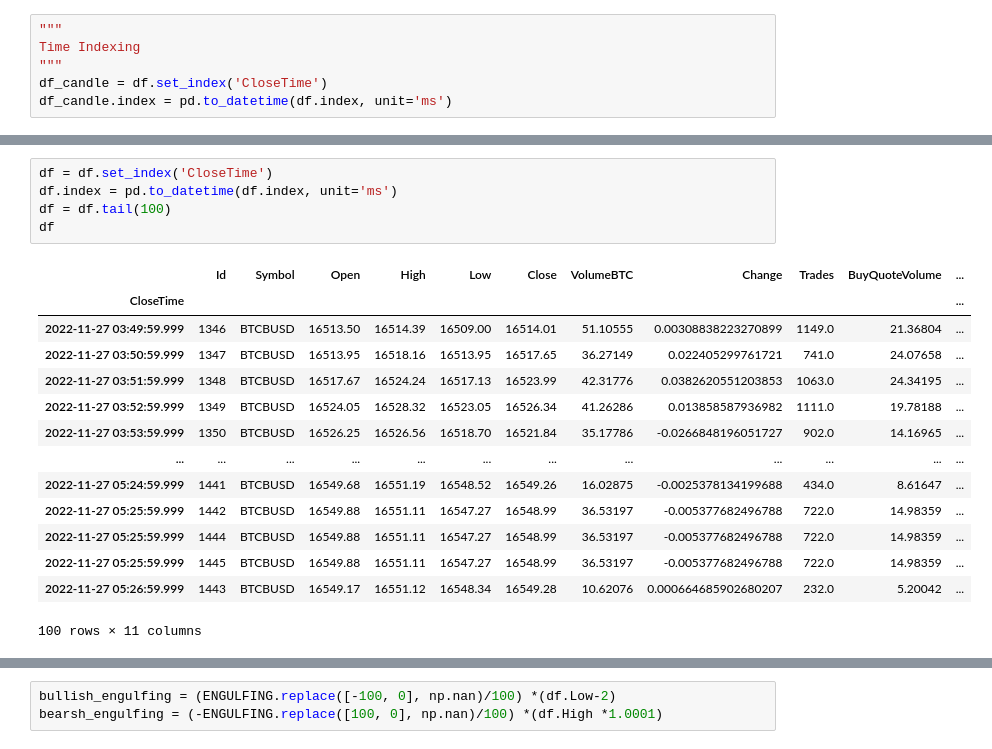
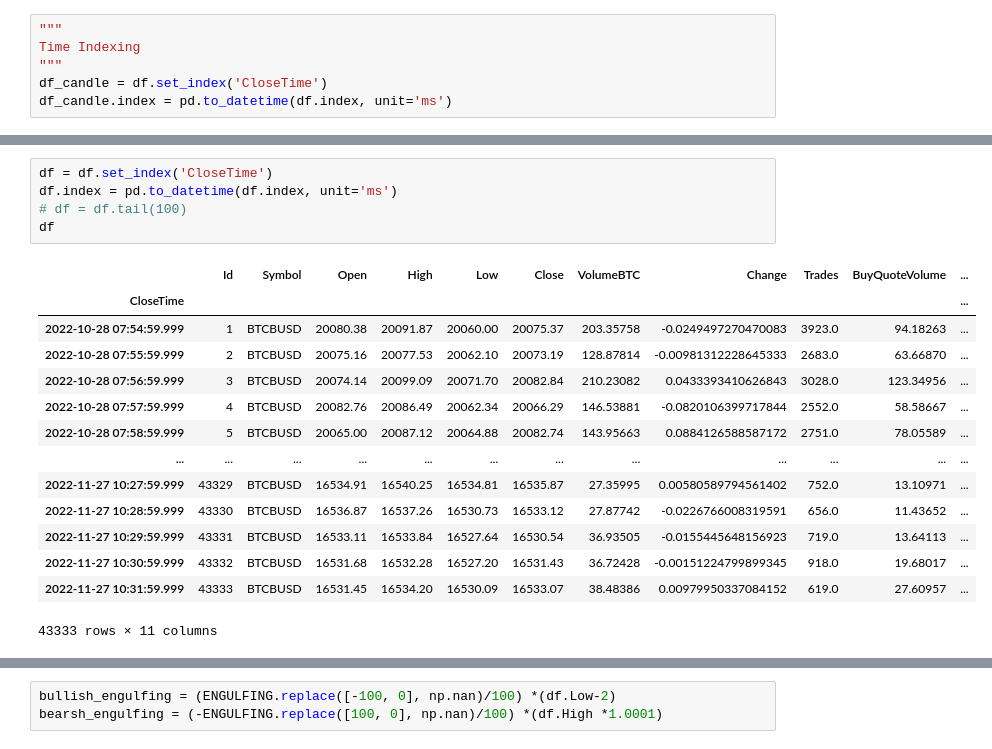
Before and after one commit to sushen/TradingAi, a Jupyter notebook: AiResearch.ipynb, the cells around one changed output, grey strips where cells are left out. Cells and saved outputs as stored; diff of their text form.

```diff
--- a/AiResearch.ipynb
+++ b/AiResearch.ipynb
@@ -102,21 +102,21 @@ mpf.plot(
 # %%
 df = df.set_index('CloseTime')
 df.index = pd.to_datetime(df.index, unit='ms')
-df = df.tail(100)
+# df = df.tail(100)
 df
 # %% [output]
 |  | Id | Symbol | Open | High | Low | Close | VolumeBTC | Change | Trades | BuyQuoteVolume | ... |
 | CloseTime |  |  |  |  |  |  |  |  |  |  | ... |
-| 2022-11-27 03:49:59.999 | 1346 | BTCBUSD | 16513.50 | 16514.39 | 16509.00 | 16514.01 | 51.10555 | 0.00308838223270899 | 1149.0 | 21.36804 | ... |
-| 2022-11-27 03:50:59.999 | 1347 | BTCBUSD | 16513.95 | 16518.16 | 16513.95 | 16517.65 | 36.27149 | 0.022405299761721 | 741.0 | 24.07658 | ... |
-| 2022-11-27 03:51:59.999 | 1348 | BTCBUSD | 16517.67 | 16524.24 | 16517.13 | 16523.99 | 42.31776 | 0.0382620551203853 | 1063.0 | 24.34195 | ... |
-| 2022-11-27 03:52:59.999 | 1349 | BTCBUSD | 16524.05 | 16528.32 | 16523.05 | 16526.34 | 41.26286 | 0.013858587936982 | 1111.0 | 19.78188 | ... |
-| 2022-11-27 03:53:59.999 | 1350 | BTCBUSD | 16526.25 | 16526.56 | 16518.70 | 16521.84 | 35.17786 | -0.0266848196051727 | 902.0 | 14.16965 | ... |
+| 2022-10-28 07:54:59.999 | 1 | BTCBUSD | 20080.38 | 20091.87 | 20060.00 | 20075.37 | 203.35758 | -0.0249497270470083 | 3923.0 | 94.18263 | ... |
+| 2022-10-28 07:55:59.999 | 2 | BTCBUSD | 20075.16 | 20077.53 | 20062.10 | 20073.19 | 128.87814 | -0.00981312228645333 | 2683.0 | 63.66870 | ... |
+| 2022-10-28 07:56:59.999 | 3 | BTCBUSD | 20074.14 | 20099.09 | 20071.70 | 20082.84 | 210.23082 | 0.0433393410626843 | 3028.0 | 123.34956 | ... |
+| 2022-10-28 07:57:59.999 | 4 | BTCBUSD | 20082.76 | 20086.49 | 20062.34 | 20066.29 | 146.53881 | -0.0820106399717844 | 2552.0 | 58.58667 | ... |
+| 2022-10-28 07:58:59.999 | 5 | BTCBUSD | 20065.00 | 20087.12 | 20064.88 | 20082.74 | 143.95663 | 0.0884126588587172 | 2751.0 | 78.05589 | ... |
 | ... | ... | ... | ... | ... | ... | ... | ... | ... | ... | ... | ... |
-| 2022-11-27 05:24:59.999 | 1441 | BTCBUSD | 16549.68 | 16551.19 | 16548.52 | 16549.26 | 16.02875 | -0.0025378134199688 | 434.0 | 8.61647 | ... |
-| 2022-11-27 05:25:59.999 | 1442 | BTCBUSD | 16549.88 | 16551.11 | 16547.27 | 16548.99 | 36.53197 | -0.005377682496788 | 722.0 | 14.98359 | ... |
-| 2022-11-27 05:25:59.999 | 1444 | BTCBUSD | 16549.88 | 16551.11 | 16547.27 | 16548.99 | 36.53197 | -0.005377682496788 | 722.0 | 14.98359 | ... |
-| 2022-11-27 05:25:59.999 | 1445 | BTCBUSD | 16549.88 | 16551.11 | 16547.27 | 16548.99 | 36.53197 | -0.005377682496788 | 722.0 | 14.98359 | ... |
-| 2022-11-27 05:26:59.999 | 1443 | BTCBUSD | 16549.17 | 16551.12 | 16548.34 | 16549.28 | 10.62076 | 0.000664685902680207 | 232.0 | 5.20042 | ... |
+| 2022-11-27 10:27:59.999 | 43329 | BTCBUSD | 16534.91 | 16540.25 | 16534.81 | 16535.87 | 27.35995 | 0.00580589794561402 | 752.0 | 13.10971 | ... |
+| 2022-11-27 10:28:59.999 | 43330 | BTCBUSD | 16536.87 | 16537.26 | 16530.73 | 16533.12 | 27.87742 | -0.0226766008319591 | 656.0 | 11.43652 | ... |
+| 2022-11-27 10:29:59.999 | 43331 | BTCBUSD | 16533.11 | 16533.84 | 16527.64 | 16530.54 | 36.93505 | -0.0155445648156923 | 719.0 | 13.64113 | ... |
+| 2022-11-27 10:30:59.999 | 43332 | BTCBUSD | 16531.68 | 16532.28 | 16527.20 | 16531.43 | 36.72428 | -0.00151224799899345 | 918.0 | 19.68017 | ... |
+| 2022-11-27 10:31:59.999 | 43333 | BTCBUSD | 16531.45 | 16534.20 | 16530.09 | 16533.07 | 38.48386 | 0.00979950337084152 | 619.0 | 27.60957 | ... |
-100 rows × 11 columns
+43333 rows × 11 columns
 # %%
```
Also changed, not shown: parts of 11 cells of this notebook, 3 other files.
